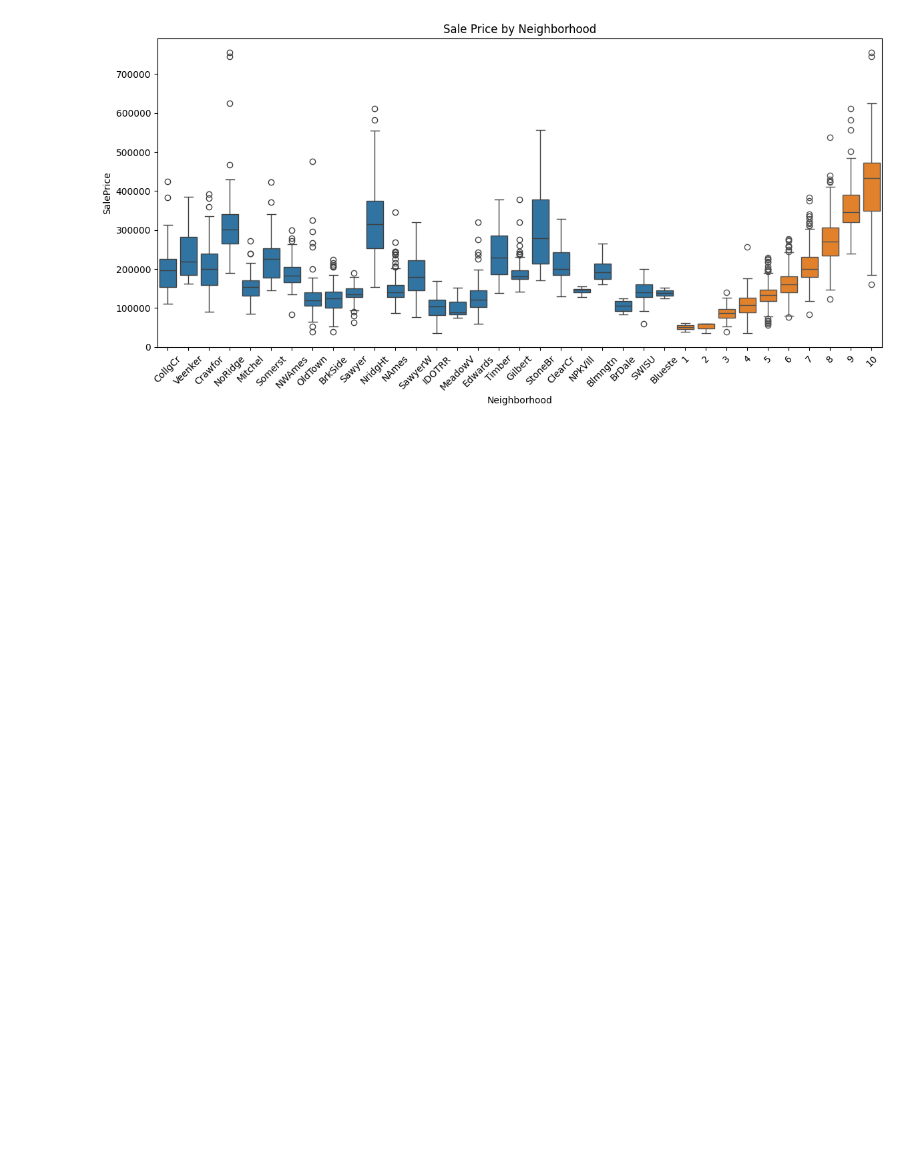
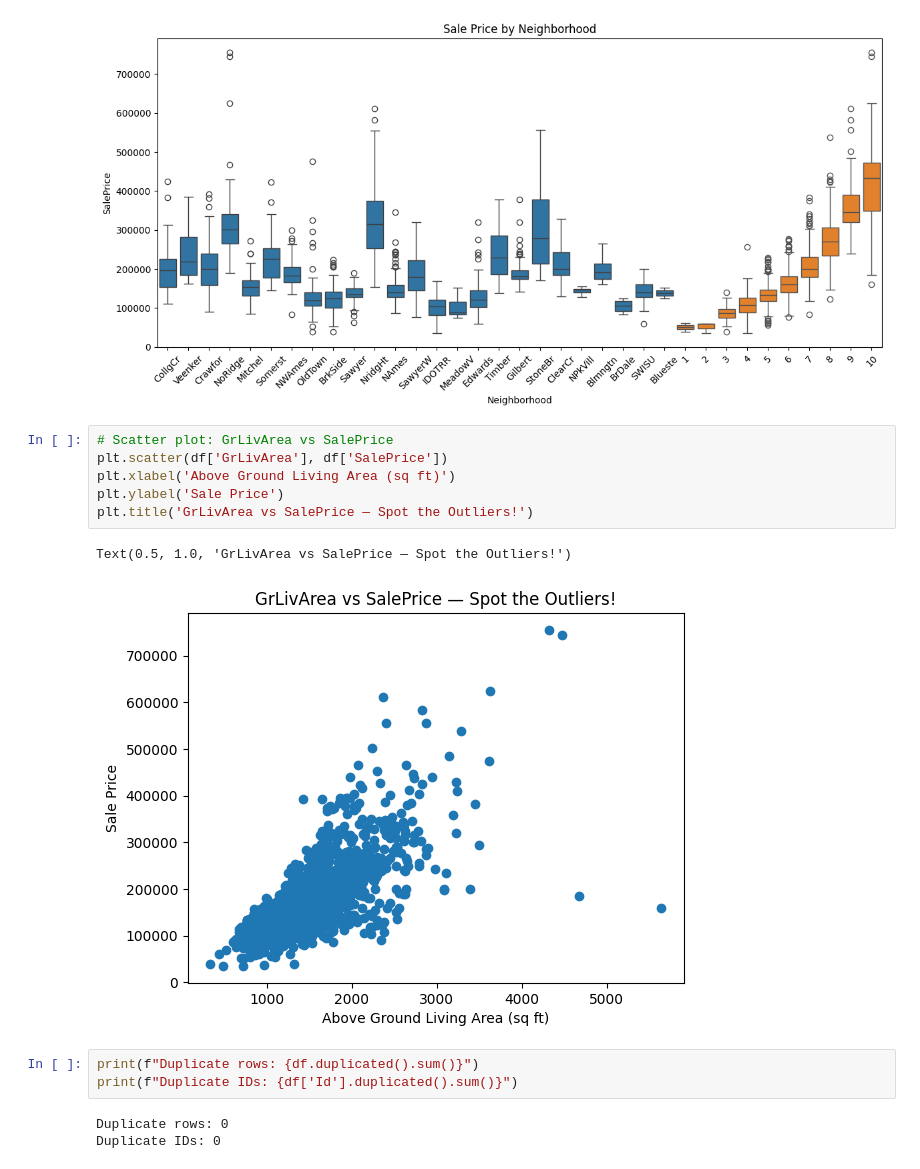
Before and after one commit to Sameerbhardwaj9527/house-price-prediction, a Jupyter notebook: house-price-prediction/notebooks/01_eda.ipynb, the cells around one changed output. Cells and saved outputs as stored; diff of their text form; blank space fills up the shorter version.

```diff
--- a/notebooks/01_eda.ipynb
+++ b/house-price-prediction/notebooks/01_eda.ipynb
@@ -132,3 +132,18 @@ sns.boxplot(x='OverallQual', y='SalePrice', data=df)
 # %% [output]
 <Axes: title={'center': 'Sale Price by Neighborhood'}, xlabel='Neighborhood', ylabel='SalePrice'>
 [figure]
+# %%
+# Scatter plot: GrLivArea vs SalePrice
+plt.scatter(df['GrLivArea'], df['SalePrice'])
+plt.xlabel('Above Ground Living Area (sq ft)')
+plt.ylabel('Sale Price')
+plt.title('GrLivArea vs SalePrice — Spot the Outliers!')
+# %% [output]
+Text(0.5, 1.0, 'GrLivArea vs SalePrice — Spot the Outliers!')
+[figure, added]
+# %%
+print(f"Duplicate rows: {df.duplicated().sum()}")
+print(f"Duplicate IDs: {df['Id'].duplicated().sum()}")
+# %% [output]
+Duplicate rows: 0
+Duplicate IDs: 0
```
Also changed, not shown: 14 other files.
